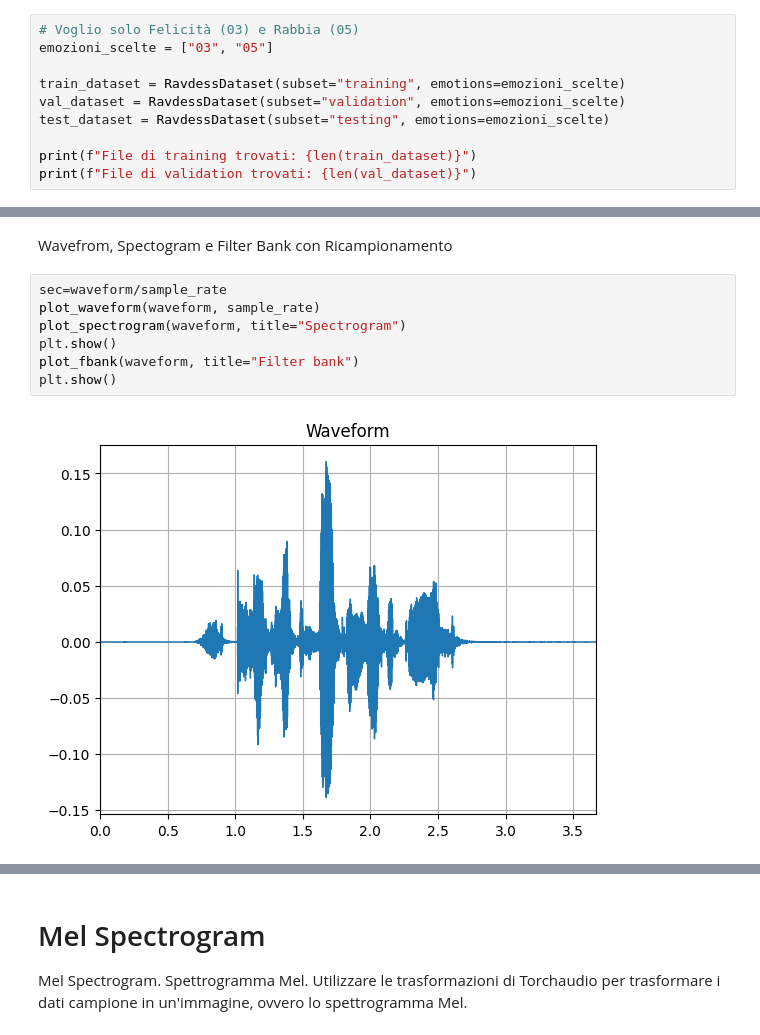
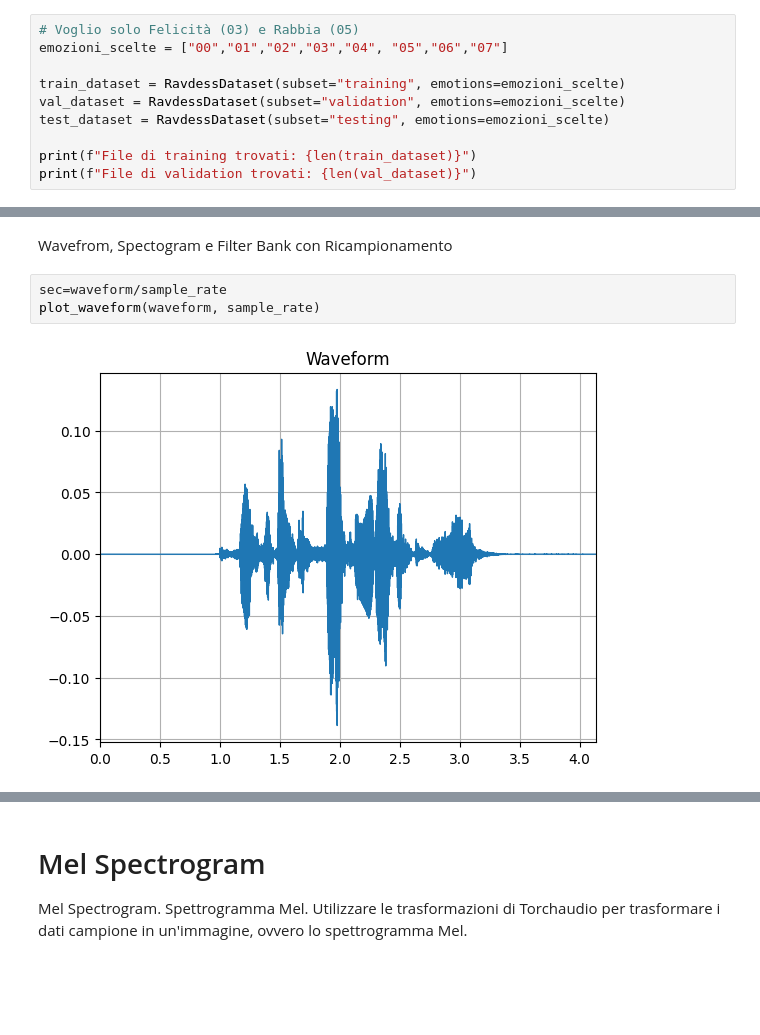
Before and after one commit to LinaAngione/ProjectML-speech-emotion-recognition, a Jupyter notebook: project-polito-speech-emotion-recognition.ipynb, the cells around one changed output, grey strips where cells are left out. Drawn from its saved outputs; the diff is of its cells as text; blank space fills up the shorter version.

```diff
--- a/project-polito-speech-emotion-recognition.ipynb
+++ b/project-polito-speech-emotion-recognition.ipynb
@@ -127,7 +127,7 @@ class RavdessDataset(Dataset):
         return waveform, sample_rate, label_tensor, speaker_id, utterance_number
 # %%
 # Voglio solo Felicità (03) e Rabbia (05)
-emozioni_scelte = ["03", "05"]
+emozioni_scelte = ["00","01","02","03","04", "05","06","07"]
 
 train_dataset = RavdessDataset(subset="training", emotions=emozioni_scelte)
 val_dataset = RavdessDataset(subset="validation", emotions=emozioni_scelte)
@@ -279,9 +273,5 @@ Wavefrom, Spectogram e Filter Bank con Ricampionamento
 # %%
 sec=waveform/sample_rate
 plot_waveform(waveform, sample_rate)
-plot_spectrogram(waveform, title="Spectrogram")
-plt.show()
-plot_fbank(waveform, title="Filter bank")
-plt.show()
 # %% [output]
-[figure, old version]
+[figure, new version]
```
Also changed, not shown: parts of 12 cells of this notebook.
